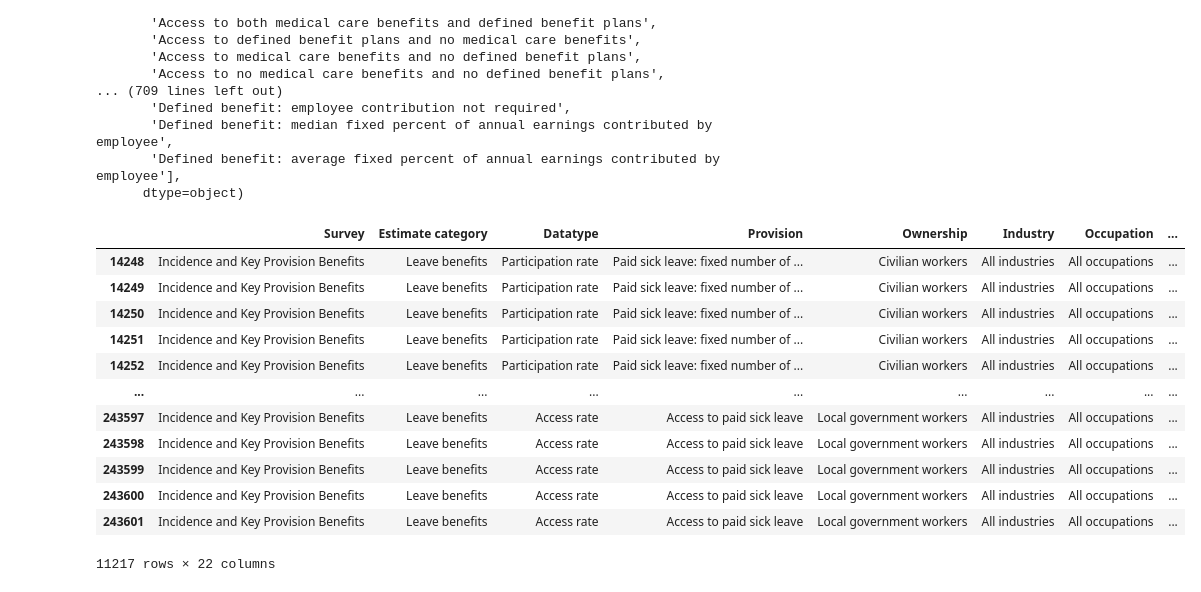
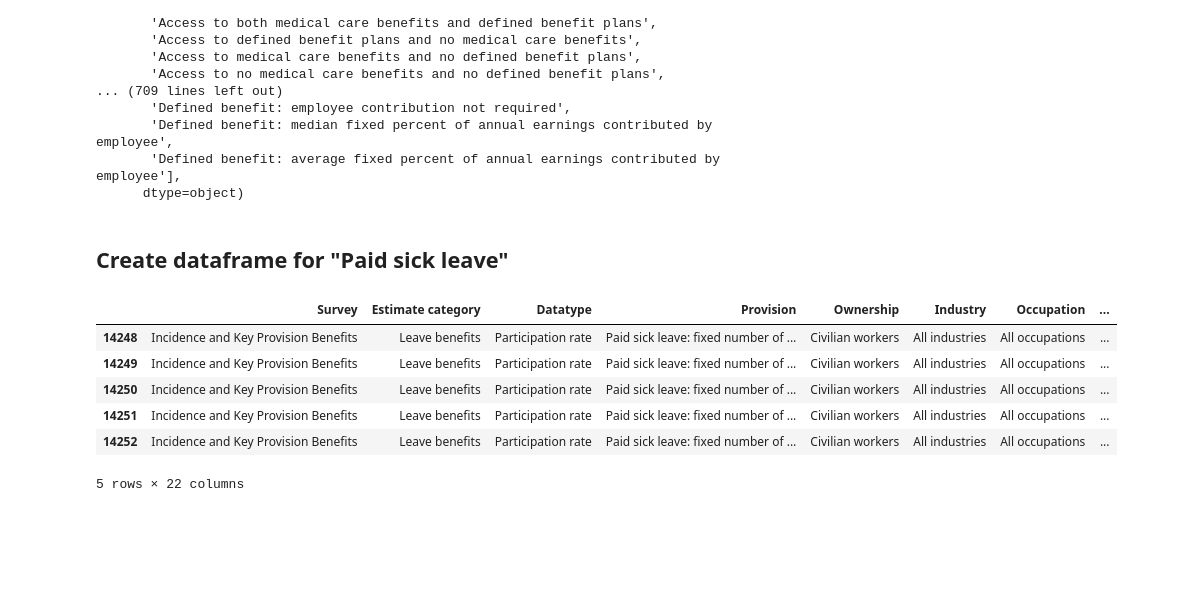
Before and after one commit to amayranib/ADS-508-team-project, a Jupyter notebook: eda/paid_sick_leave_rate.ipynb, the cells around one changed output. Cells and saved outputs as stored; diff of their text form; code cells hidden in the pictures; blank space fills up the shorter version.

```diff
--- a/eda/paid_sick_leave_rate.ipynb
+++ b/eda/paid_sick_leave_rate.ipynb
@@ -19,0 +57,5 @@ df.head()
+# %%
+# file location
+file_emp_benefits = "../local/datasets/processed_employee_benefits.csv"
+df = pd.read_csv(file_emp_benefits)
+df.head()
@@ -56,19 +119,16 @@ array(['Access to both medical care and retirement benefits',
        'Defined benefit: median fixed percent of annual earnings contributed by employee',
        'Defined benefit: average fixed percent of annual earnings contributed by employee'],
       dtype=object)
+# %% [markdown]
+## Create dataframe for "Paid sick leave"
 # %%
-df[df["Provision"].str.contains("Paid sick leave", case=False, na=False)]
+df_provision = df[df["Provision"].str.contains("Paid sick leave", case=False, na=False)]
+df_provision.head()
 # %% [output]
 |  | Survey | Estimate category | Datatype | Provision | Ownership | Industry | Occupation | ... |
 | 14248 | Incidence and Key Provision Benefits | Leave benefits | Participation rate | Paid sick leave: fixed number of ... | Civilian workers | All industries | All occupations | ... |
 | 14249 | Incidence and Key Provision Benefits | Leave benefits | Participation rate | Paid sick leave: fixed number of ... | Civilian workers | All industries | All occupations | ... |
 | 14250 | Incidence and Key Provision Benefits | Leave benefits | Participation rate | Paid sick leave: fixed number of ... | Civilian workers | All industries | All occupations | ... |
 | 14251 | Incidence and Key Provision Benefits | Leave benefits | Participation rate | Paid sick leave: fixed number of ... | Civilian workers | All industries | All occupations | ... |
 | 14252 | Incidence and Key Provision Benefits | Leave benefits | Participation rate | Paid sick leave: fixed number of ... | Civilian workers | All industries | All occupations | ... |
-| ... | ... | ... | ... | ... | ... | ... | ... | ... |
-| 243597 | Incidence and Key Provision Benefits | Leave benefits | Access rate | Access to paid sick leave | Local government workers | All industries | All occupations | ... |
-| 243598 | Incidence and Key Provision Benefits | Leave benefits | Access rate | Access to paid sick leave | Local government workers | All industries | All occupations | ... |
-| 243599 | Incidence and Key Provision Benefits | Leave benefits | Access rate | Access to paid sick leave | Local government workers | All industries | All occupations | ... |
-| 243600 | Incidence and Key Provision Benefits | Leave benefits | Access rate | Access to paid sick leave | Local government workers | All industries | All occupations | ... |
-| 243601 | Incidence and Key Provision Benefits | Leave benefits | Access rate | Access to paid sick leave | Local government workers | All industries | All occupations | ... |
-11217 rows × 22 columns
+5 rows × 22 columns
```
Also changed, not shown: parts of 19 cells of this notebook.
